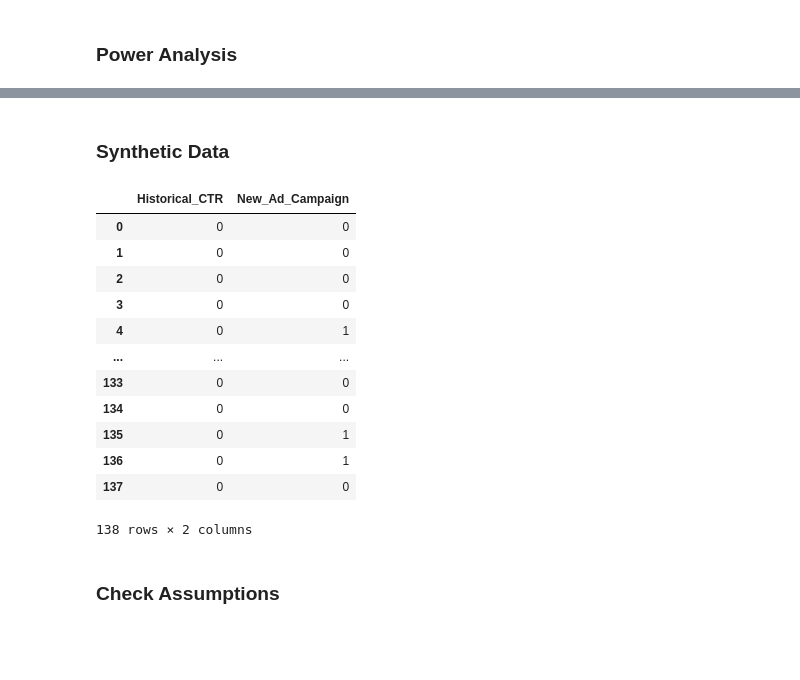
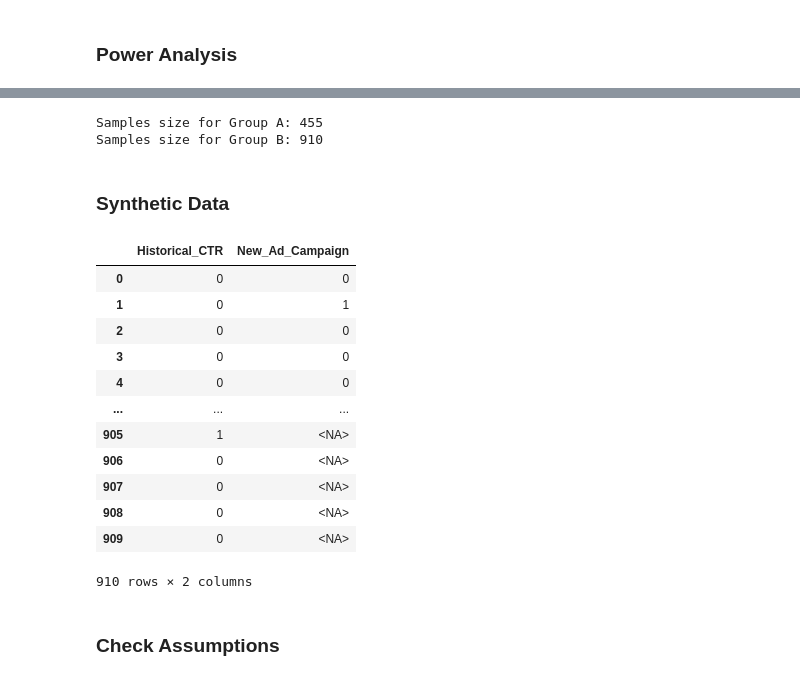
Before and after one commit to sam-tritto/statistical-tests, a Jupyter notebook: Binomial_Test.ipynb, the cells around one changed output, grey strips where cells are left out. Saved outputs shown, nothing was run; the diff lists cells and outputs as text; code cells hidden in the pictures; blank space fills up the shorter version.

```diff
--- a/Binomial_Test.ipynb
+++ b/Binomial_Test.ipynb
@@ -67,4 +60,4 @@ plt.rcParams['axes.spines.right'] = False
 ### Power Analysis
 # %%
 # Historical click-through rate
-historical_ctr = 0.1
+historical_ctr = 0.14
@@ -94,0 +122,11 @@ Required sample size per group: 138
+# %%
+# the confidence level (1-alpha) or False Positive Rate
+confidence_level = 0.95
+# the statistical power of the test or the True Positive Rate
+power = 0.8
+# the historical proportion of group A
+p1 = historical_ctr
+# how many times more samples for group B
+k = 2
+
+plot_power_binom(p1 = historical_ctr, k=k, confidence_level=confidence_level, power=power)
@@ -95,31 +180,55 @@ Required sample size per group: 138
+# %%
+# the confidence level (1-alpha) or False Positive Rate
+confidence_level = 0.95
+# the statistical power of the test or the True Positive Rate
+power = 0.8
+# the historical proportion of group A
+p1 = historical_ctr
+# the anticipated proportion of group B
+p2 = 0.2
+# how many times more samples for group B
+k = 2
+
+n1, n2 = power_binom(p1, p2, k=k, confidence_level=0.95, power=0.8)
+# %% [output]
+Samples size for Group A: 455
+Samples size for Group B: 910
 # %% [markdown]
 ### Synthetic Data
 # %%
-# Number of trials for historical CTR and new ad campaign
-n_trials = 138
+n_trials = n2
 
 # Generate synthetic data for new ad campaign
 # Assuming a slightly higher CTR for the new campaign
-new_ad_campaign = np.random.binomial(n=1, p=0.13, size=n_trials)
+new_ad_campaign = np.random.binomial(n=1, p=0.18, size=n1)
+hist_ad_campaign = np.random.binomial(n=1, p=historical_ctr, size=n2)
+
+# Ensure the lists are of the same size
+max_len = max(len(new_ad_campaign), len(hist_ad_campaign))
+new_ad_campaign = np.append(new_ad_campaign, [np.nan] * (max_len - len(new_ad_campaign)))
+hist_ad_campaign = np.append(hist_ad_campaign, [np.nan] * (max_len - len(hist_ad_campaign)))
+
 
 # Create pandas data frame
-binomial_data = pd.DataFrame({'Historical_CTR': np.random.binomial(n=1, p=historical_ctr, size=n_trials),
+binomial_data = pd.DataFrame({'Historical_CTR': hist_ad_campaign,
                             'New_Ad_Campaign': new_ad_campaign})
+
+binomial_data = binomial_data.astype("Int64")
 binomial_data
 # %% [output]
 |  | Historical_CTR | New_Ad_Campaign |
 | 0 | 0 | 0 |
-| 1 | 0 | 0 |
+| 1 | 0 | 1 |
 | 2 | 0 | 0 |
 | 3 | 0 | 0 |
-| 4 | 0 | 1 |
+| 4 | 0 | 0 |
 | ... | ... | ... |
-| 133 | 0 | 0 |
-| 134 | 0 | 0 |
-| 135 | 0 | 1 |
-| 136 | 0 | 1 |
-| 137 | 0 | 0 |
+| 905 | 1 | <NA> |
+| 906 | 0 | <NA> |
+| 907 | 0 | <NA> |
+| 908 | 0 | <NA> |
+| 909 | 0 | <NA> |
-138 rows × 2 columns
+910 rows × 2 columns
 # %% [markdown]
 ### Check Assumptions
 # %%
```
Also changed, not shown: parts of 15 cells of this notebook.
